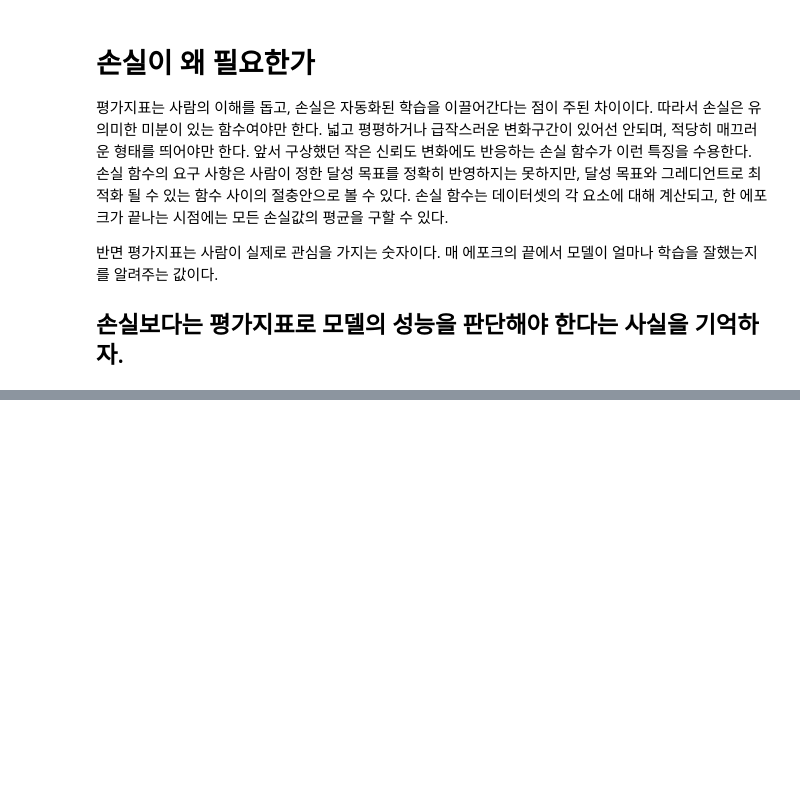
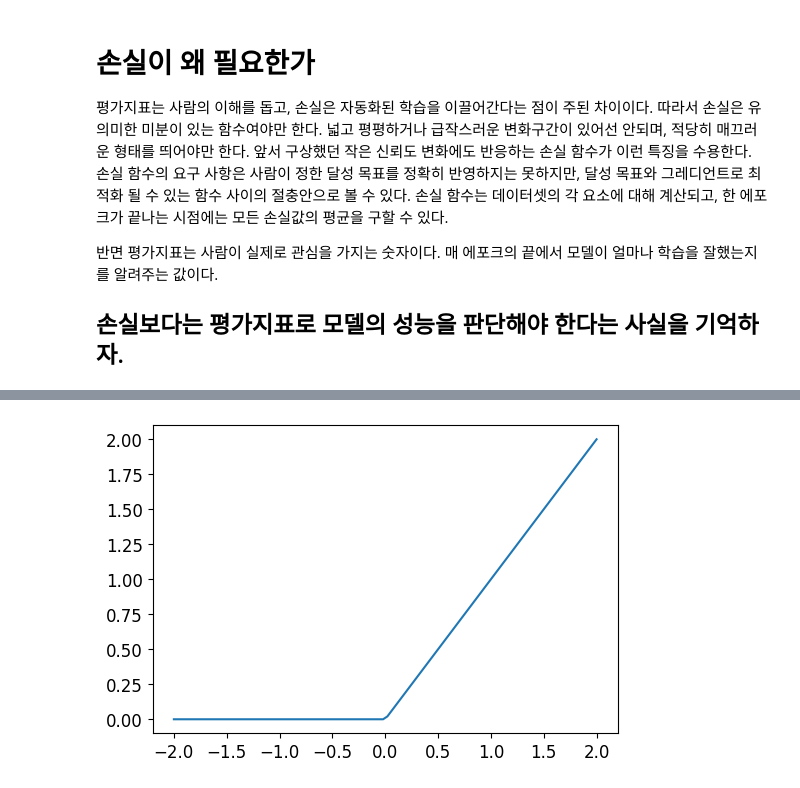
Before and after one commit to kreimben/ML-Study-Notes, a Jupyter notebook: fastai book/chapter 4/1.ipynb, the cells around one changed output, grey strips where cells are left out. Saved outputs shown, nothing was run; the diff lists cells and outputs as text; code cells hidden in the pictures; blank space fills up the shorter version.

```diff
--- a/fastai book/chapter 4/1.ipynb
+++ b/fastai book/chapter 4/1.ipynb
@@ -357,0 +574,4 @@ def mnist_loss(predictions, targets):
+# %%
+plot_function(relu)
+# %% [output]
+[figure, added]
```
Also changed, not shown: parts of 53 cells of this notebook.
